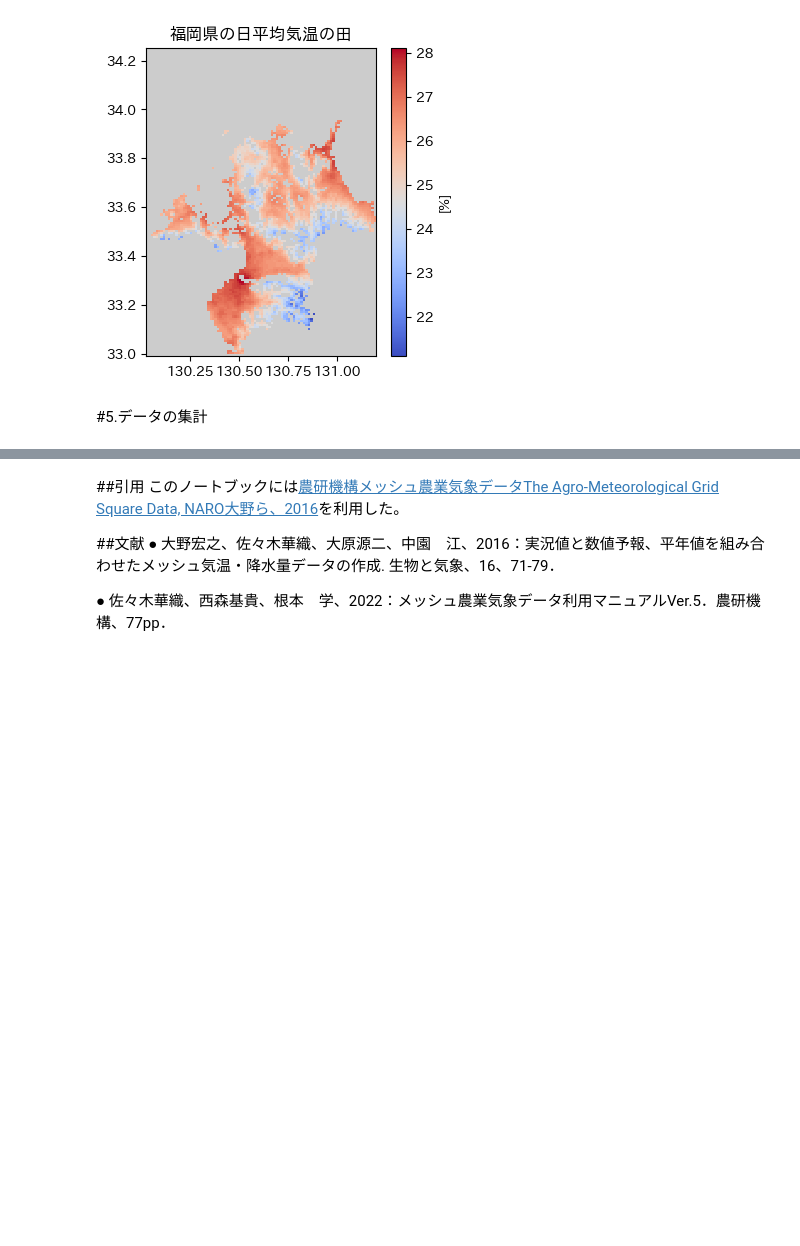
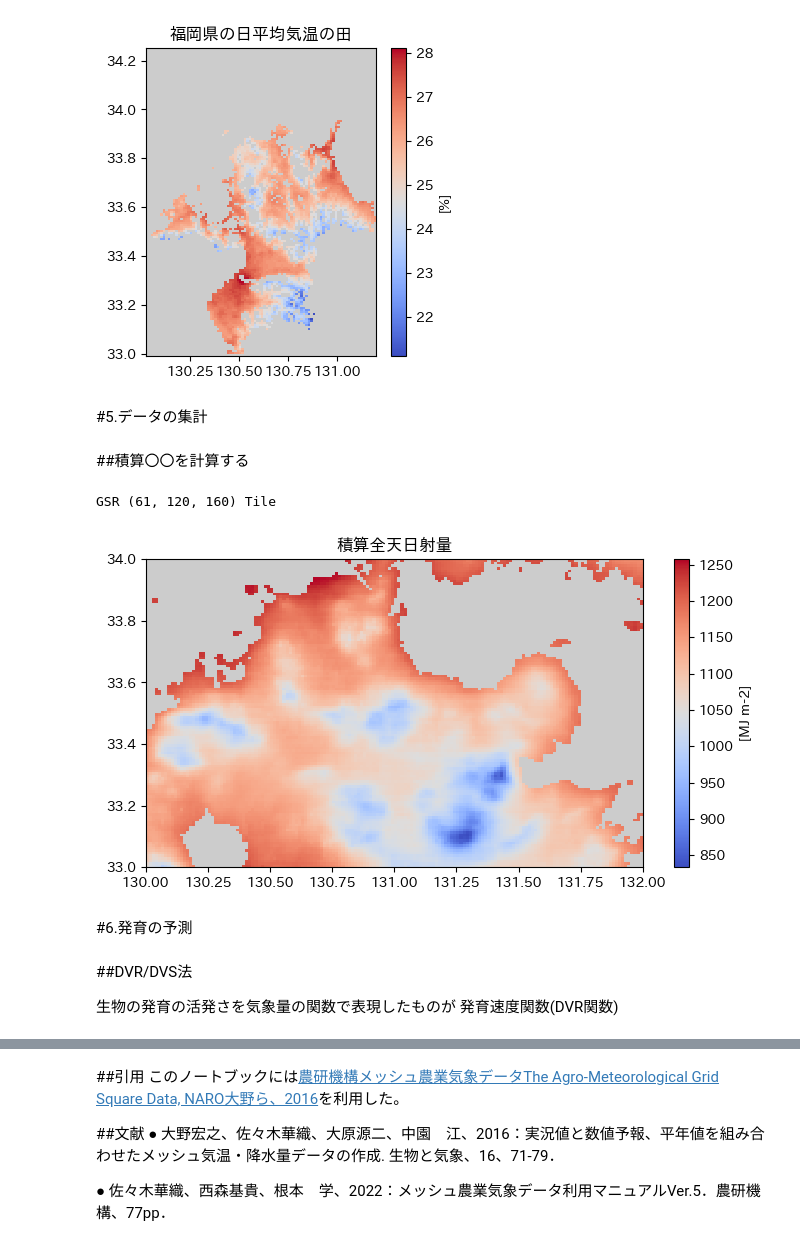
Before and after one commit to 1900690/Agro-Meteorological-Grid-Square-Data, a Jupyter notebook: 1kmメッシュ気象情報.ipynb, the cells around one changed output, grey strips where cells are left out. Drawn from its saved outputs; the diff is of its cells as text; code cells hidden in the pictures; blank space fills up the shorter version.

```diff
--- a/1kmメッシュ気象情報.ipynb
+++ b/1kmメッシュ気象情報.ipynb
@@ -791,2 +801,54 @@ files.download(県+'_'+欲しい情報+'_'+種別+'.png')
 # %% [markdown]
 #5.データの集計
+# %% [markdown]
+##積算〇〇を計算する
+# %%
+#@markdown ###ほしい情報の種類を指定
+#気象要素記号一覧作成
+yousokigou = [['日平均気温', 'TMP_mea'], ['日最高気温', 'TMP_max'], ['日最低気温', 'TMP_min'], ['降水量', 'APCP'], ['1mm以上の降水の有無', 'OPR'], ['日照時間', 'SSD'], ['全天日射量', 'GSR'], ['下向き長波放射量', 'DLR'], ['日平均相対湿度', 'RH'], ['日平均風速', 'WIND'], ['積雪深', 'SD'], ['積雪相当水量', 'SWE'], ['日降雪相当水量', 'SFW'], ['予報気温の確からしさ', 'PTMP']]
+#情報名を入力する
+欲しい情報 = '全天日射量' # @param ["日平均気温", "日最高気温", "日最低気温", "降水量", "1mm以上の降水の有無", "日照時間", "全天日射量", "下向き長波放射量", "日平均相対湿度", "日平均風速", "積雪深", "積雪相当水量", "日降雪相当水量", "予報気温の確からしさ"]
+#リスト（情報名）の中から入力した都市名と一致するものを検索する
+for i in yousokigou:
+    if 欲しい情報 in i:
+        result = True
+        break
+result
+#一致したものがリスト（data）の何行目かを調べる
+j = yousokigou.index(i)
+#要素記号コードの指定（該当行の1列目が都市コード）
+nani = yousokigou[j][1]
+
+#@markdown ###期間の指定
+
+#@markdown ※26日先までの予測が用意されているのは日平均気温、日最高気温、日最低気温、降水量、日照時間、予報気温の確からしさです。そのほかは９日先までの予測が用意されています
+初め= '2024-08-01' # @param {type:"date"}
+終わり = '2024-09-30' # @param {type:"date"}
+itsu= [初め, 終わり]
+
+#@markdown ###位置の指定
+
+#@markdown ※６桁あれば十分
+小さいほうの緯度 = 33.0 # @param {type:"number"}
+小さいほうの経度 = 130.0 # @param {type:"number"}
+大きいほうの緯度 = 34.0 # @param {type:"number"}
+大きいほうの経度 = 132.0 # @param {type:"number"}
+
+doko= [小さいほうの緯度,大きいほうの緯度,小さいほうの経度,大きいほうの経度]
+
+# 設定に基づき気象データを取得
+data, tim, lat, lon, nam, uni = amd.GetMetData(nani, itsu, doko, namuni=True)
+
+# 日付方向の合計
+Ta = data.sum(axis=0)
+
+amd.mapfig(Ta, lat, lon,
+        #minmax=[-10,40],
+        #figsize=[5,5],
+        figtitle="積算"+str(欲しい情報),
+        barlabel=f'[{uni}]',
+        filename="積算"+欲しい情報+'.png',
+        cmap='coolwarm')
+# %% [output]
+GSR (61, 120, 160) Tile
+[figure, added]
@@ -792,0 +868,6 @@ files.download(県+'_'+欲しい情報+'_'+種別+'.png')
+# %% [markdown]
+#6.発育の予測
+# %% [markdown]
+##DVR/DVS法
+
+生物の発育の活発さを気象量の関数で表現したものが 発育速度関数(DVR関数)
```
Also changed, not shown: parts of 20 cells of this notebook.
